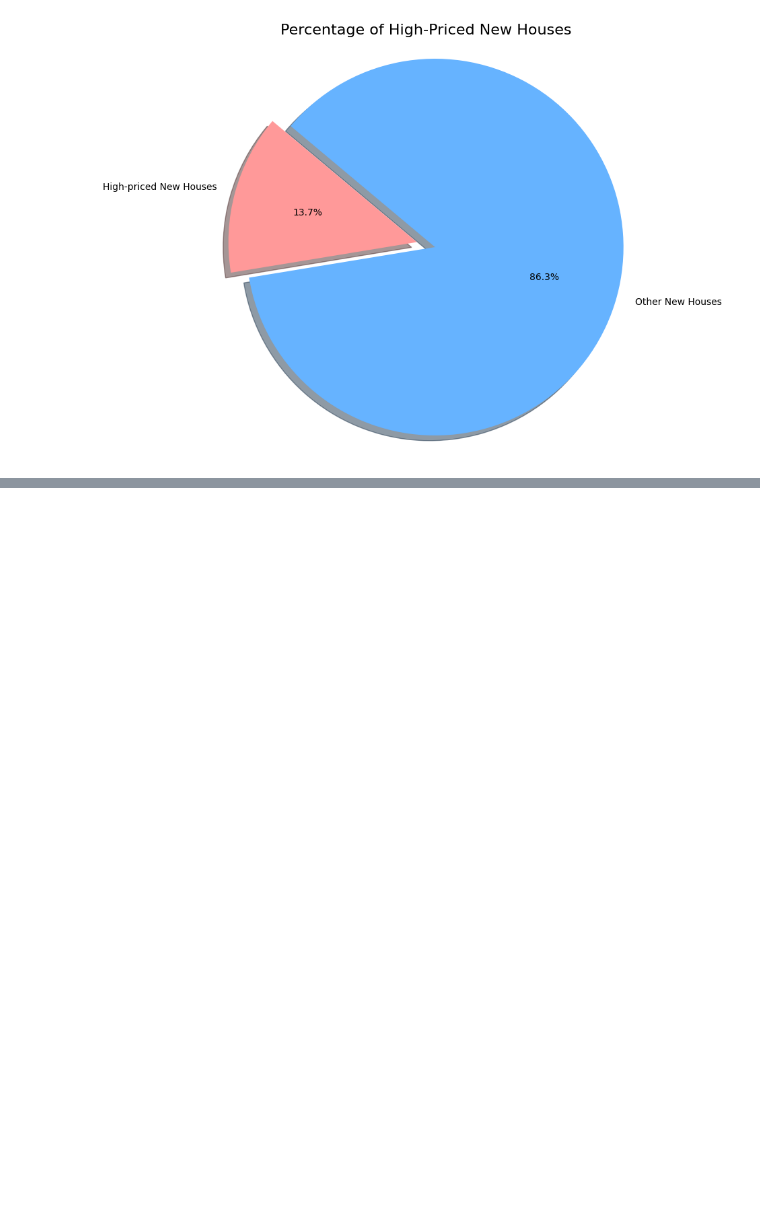
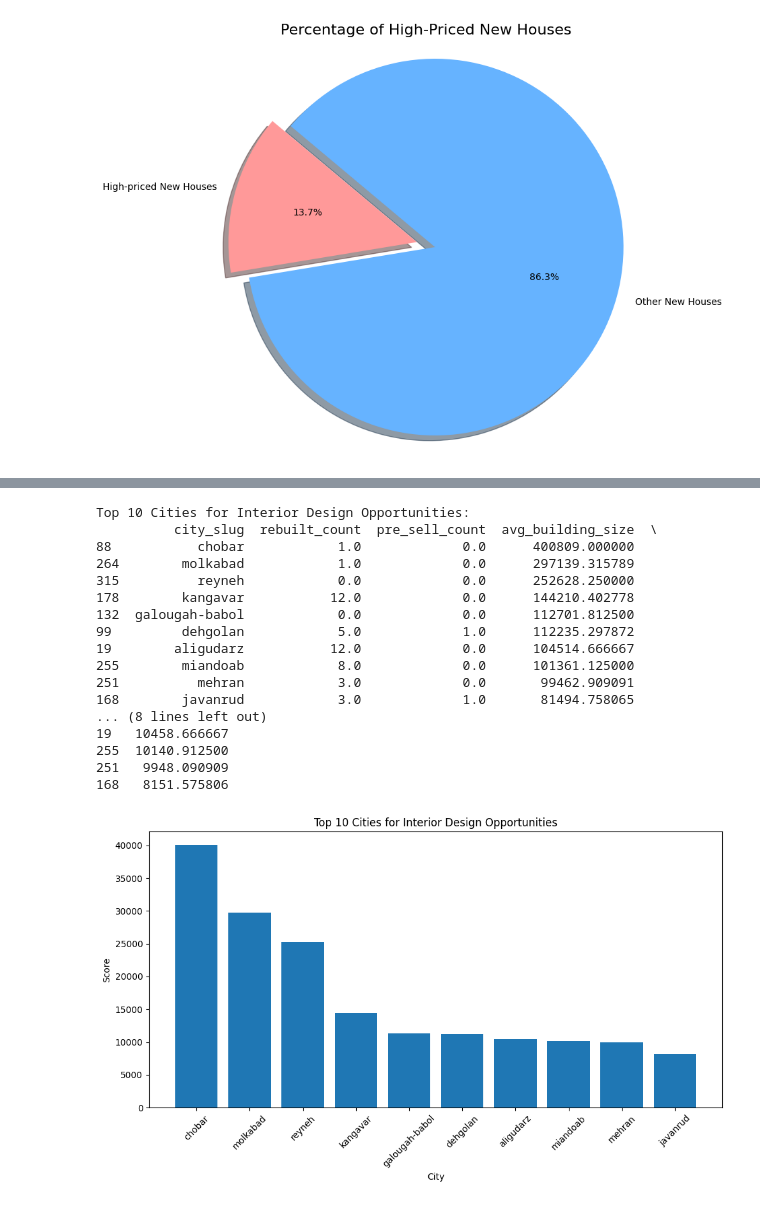
Before and after one commit to farnoushshahin/Minute, a Jupyter notebook: Divar (1).ipynb, the cells around one changed output, grey strips where cells are left out. Drawn from its saved outputs; the diff is of its cells as text; code cells hidden in the pictures; blank space fills up the shorter version.

Commit message:
interior design stakeholder

```diff
--- a/Divar (1).ipynb
+++ b/Divar (1).ipynb
@@ -585,0 +654,51 @@ plt.show()
+# %%
+df = data2[['cat3_slug','city_slug', 'neighborhood_slug', 'price_per_meter','building_size','is_rebuilt']].copy()
+rebuilt_houses = df[df['is_rebuilt'] == True]
+pre_sell = df[df['cat3_slug'] == 'presell']
+
+rebuilt_by_city = rebuilt_houses.groupby('city_slug').size().reset_index(name='rebuilt_count')
+pre_sell_by_city = pre_sell.groupby('city_slug').size().reset_index(name='pre_sell_count')
+large_houses = df.groupby('city_slug')['building_size'].mean().reset_index(name='avg_building_size')
+
+#merge all these
+city_summary = rebuilt_by_city.merge(pre_sell_by_city, on='city_slug', how='outer') \
+                              .merge(large_houses, on='city_slug', how='outer')
+
+#calculat a score based on the importannce of each feature! rebuilt is most important.
+city_summary = city_summary.fillna(0)
+city_summary['score'] = (
+    city_summary['rebuilt_count'] * 0.6 +
+    city_summary['pre_sell_count'] * 0.3 +
+    city_summary['avg_building_size'] * 0.1
+)
+
+best_cities = city_summary.sort_values('score', ascending=False).head(10)
+
+#plot
+plt.figure(figsize=(10, 6))
+plt.bar(best_cities['city_slug'], best_cities['score'])
+plt.title('Top 10 Cities for Interior Design Opportunities')
+plt.xlabel('City')
+plt.ylabel('Score')
+plt.xticks(rotation=45)
+plt.tight_layout()
+plt.show()
+# %% [output]
+Top 10 Cities for Interior Design Opportunities:
+          city_slug  rebuilt_count  pre_sell_count  avg_building_size  \
+88           chobar            1.0             0.0      400809.000000
+264        molkabad            1.0             0.0      297139.315789
+315          reyneh            0.0             0.0      252628.250000
+178        kangavar           12.0             0.0      144210.402778
+132  galougah-babol            0.0             0.0      112701.812500
+99         dehgolan            5.0             1.0      112235.297872
+19        aligudarz           12.0             0.0      104514.666667
+255        miandoab            8.0             0.0      101361.125000
+251          mehran            3.0             0.0       99462.909091
+168        javanrud            3.0             1.0       81494.758065
+... (8 lines left out)
+19   10458.666667
+255  10140.912500
+251   9948.090909
+168   8151.575806
+[figure, added]
```
Also changed, not shown: parts of 18 cells of this notebook, 1 other file.
